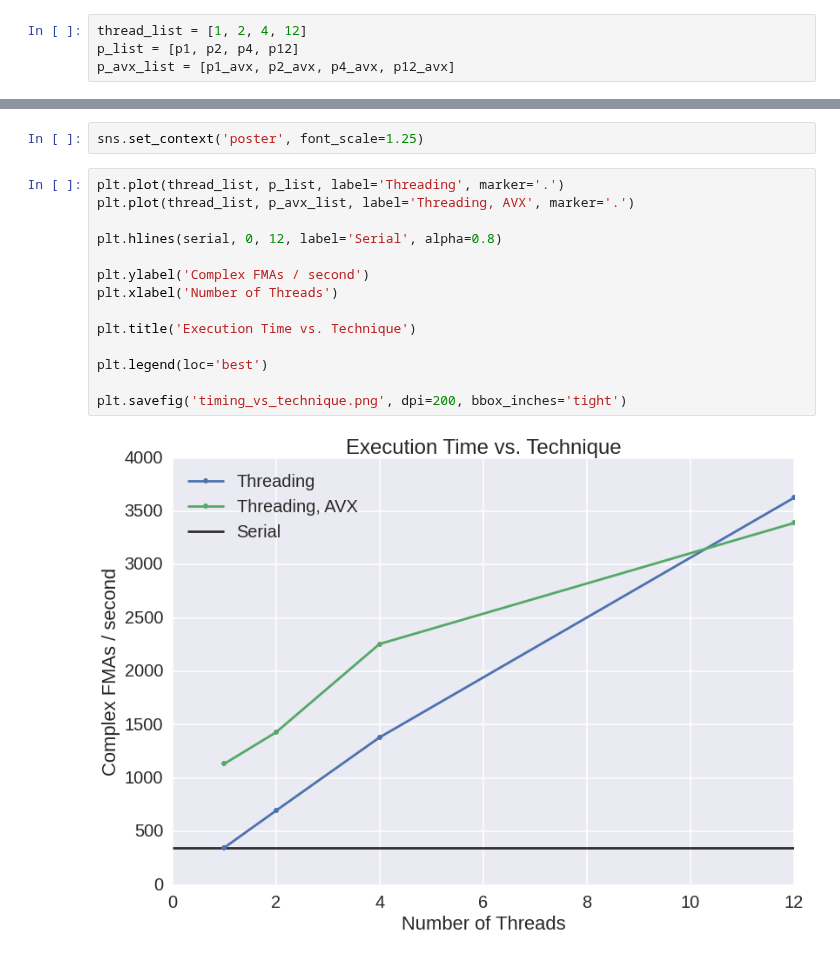
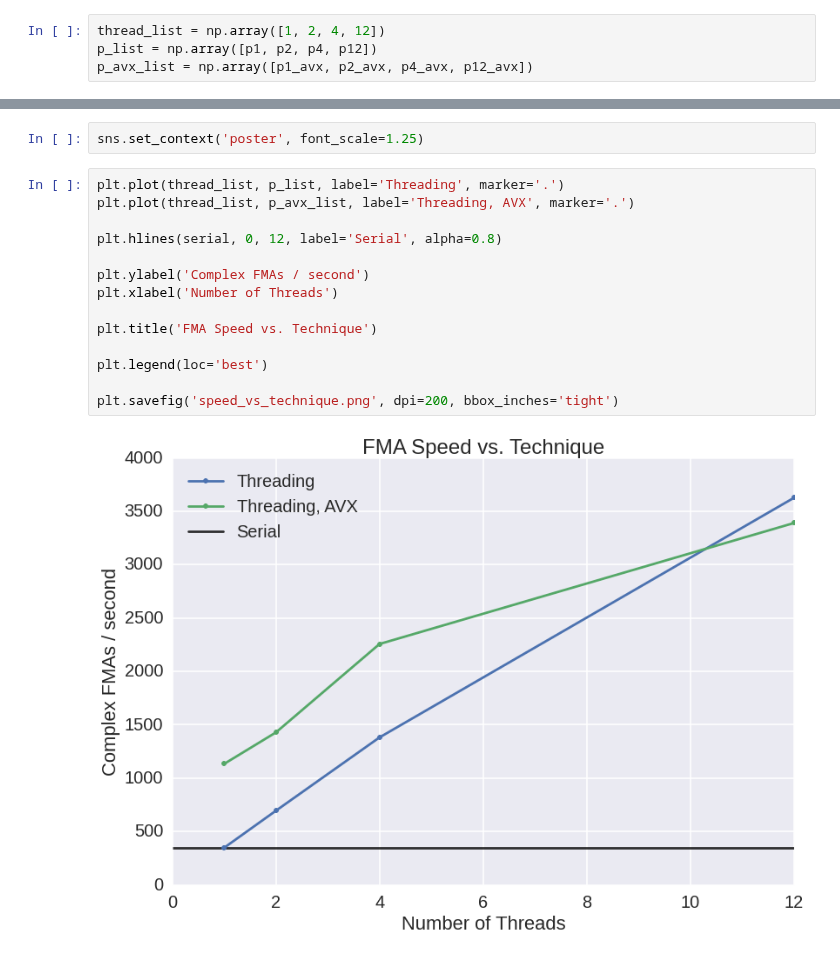
Before and after one commit to harvard-cs205/cs205-homework, a Jupyter notebook: HW2/P3/timing_plots.ipynb, the cells around one changed output, grey strips where cells are left out. Cells and saved outputs as stored; diff of their text form.

```diff
--- a/HW2/P3/timing_plots.ipynb
+++ b/HW2/P3/timing_plots.ipynb
@@ -12,9 +12,9 @@ p4_avx = 2256.47039758
 
 p12_avx = 3389.69946475
 # %%
-thread_list = [1, 2, 4, 12]
-p_list = [p1, p2, p4, p12]
-p_avx_list = [p1_avx, p2_avx, p4_avx, p12_avx]
+thread_list = np.array([1, 2, 4, 12])
+p_list = np.array([p1, p2, p4, p12])
+p_avx_list = np.array([p1_avx, p2_avx, p4_avx, p12_avx])
 # %%
 %pylab inline
 # %% [output]
@@ -26,16 +26,16 @@ sns.set_context('poster', font_scale=1.25)
 # %%
 plt.plot(thread_list, p_list, label='Threading', marker='.')
 plt.plot(thread_list, p_avx_list, label='Threading, AVX', marker='.')
 
 plt.hlines(serial, 0, 12, label='Serial', alpha=0.8)
 
 plt.ylabel('Complex FMAs / second')
 plt.xlabel('Number of Threads')
 
-plt.title('Execution Time vs. Technique')
+plt.title('FMA Speed vs. Technique')
 
 plt.legend(loc='best')
 
-plt.savefig('timing_vs_technique.png', dpi=200, bbox_inches='tight')
+plt.savefig('speed_vs_technique.png', dpi=200, bbox_inches='tight')
 # %% [output]
-[figure, old version]
+[figure, new version]
```
Also changed, not shown: parts of 1 cell of this notebook, 4 other files.
